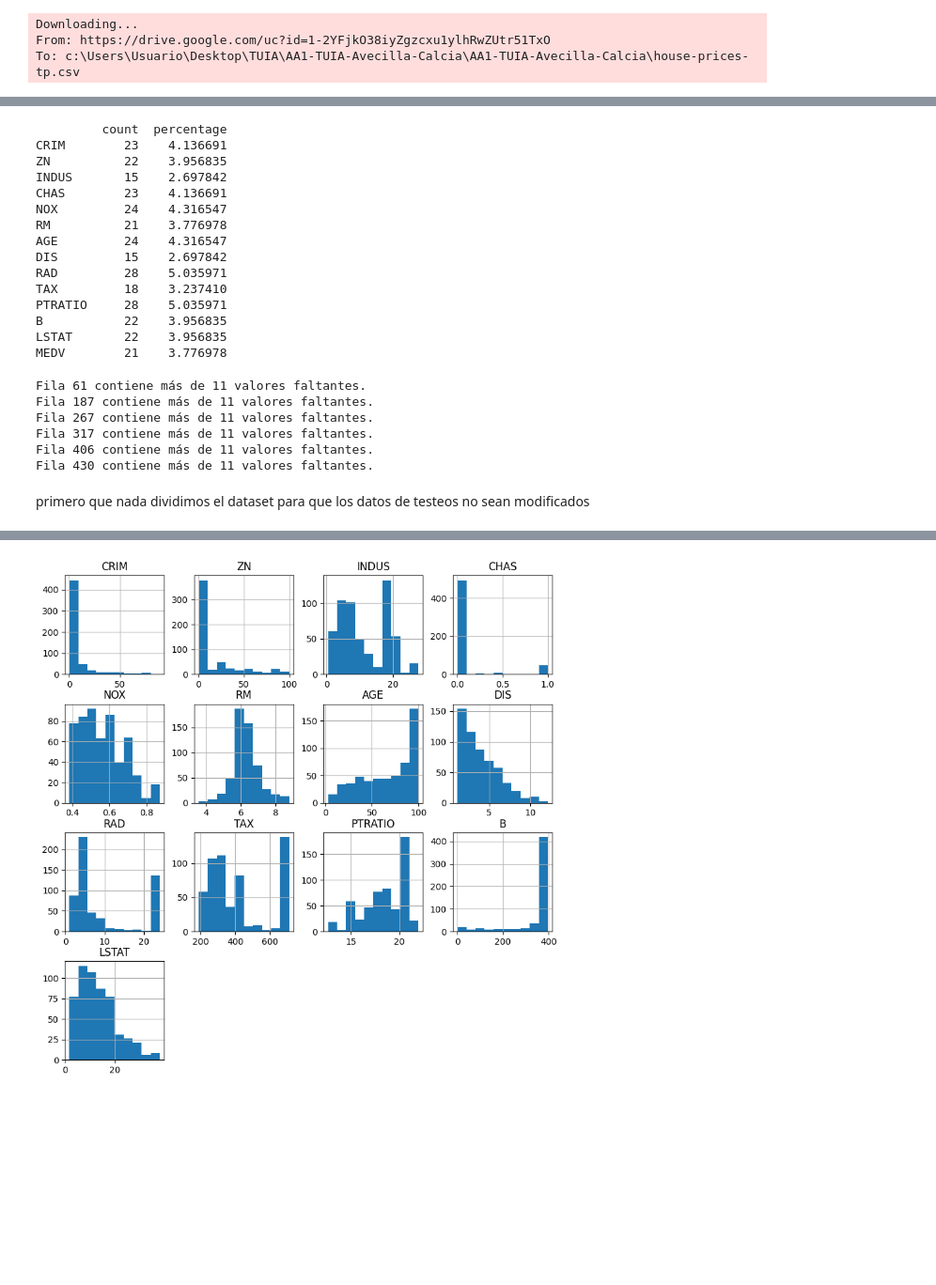
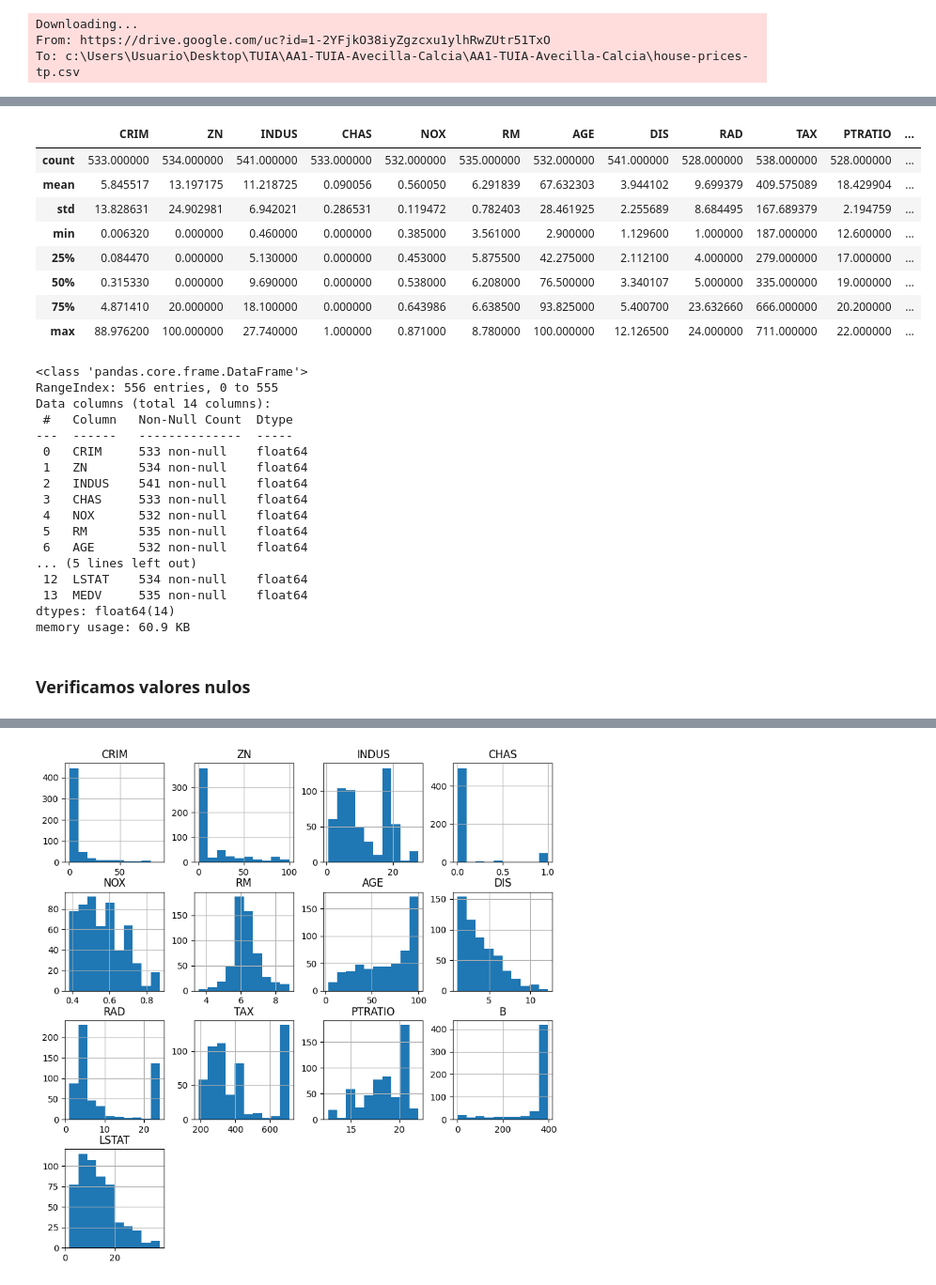
Before and after one commit to Tomas8x/AA1-TUIA-Avecilla-Calcia, a Jupyter notebook: TP_regresion_AA1.ipynb, the cells around one changed output, grey strips where cells are left out. Shown: that part at 94% size. Cells and saved outputs as stored; diff of their text form; code cells hidden in the pictures; blank space fills up the shorter version.

```diff
--- a/TP_regresion_AA1.ipynb
+++ b/TP_regresion_AA1.ipynb
@@ -16,4 +16,5 @@ from sklearn.model_selection import train_test_split
 from sklearn.linear_model import LinearRegression
 from sklearn.metrics import mean_squared_error, r2_score
 # %%
-data = pd.read_csv("house-prices-tp.csv")
+df_precios_casas = pd.read_csv("house-prices-tp.csv")
+df_original = df_precios_casas.copy()
@@ -50,36 +21,34 @@ dtype: int64
-# %%
-# Que porcentaje del total de cada columna hay valores faltantes
-nan_percentage = (nan_count / len(data)) * 100
-missing_data = pd.DataFrame({'count': nan_count, 'percentage': nan_percentage})
-print(missing_data)
-# %% [output]
-         count  percentage
-CRIM        23    4.136691
-ZN          22    3.956835
-INDUS       15    2.697842
-CHAS        23    4.136691
-NOX         24    4.316547
-RM          21    3.776978
-AGE         24    4.316547
-DIS         15    2.697842
-RAD         28    5.035971
-TAX         18    3.237410
-PTRATIO     28    5.035971
-B           22    3.956835
-LSTAT       22    3.956835
-MEDV        21    3.776978
-# %%
-#recorrer todas las filas y verificar valores Nan
-for index, row in data.iterrows():
-    if row.isnull().sum() > 11:
-        print(f"Fila {index} contiene más de 11 valores faltantes.")
-#verificamos las filas que tengan mas de 10 valores nan para justificar su eliminacion
-# %% [output]
-Fila 61 contiene más de 11 valores faltantes.
-Fila 187 contiene más de 11 valores faltantes.
-Fila 267 contiene más de 11 valores faltantes.
-Fila 317 contiene más de 11 valores faltantes.
-Fila 406 contiene más de 11 valores faltantes.
-Fila 430 contiene más de 11 valores faltantes.
-# %% [markdown]
-primero que nada dividimos el dataset para que los datos de testeos no sean modificados
+# %%
+df_precios_casas.describe()
+# %% [output]
+|  | CRIM | ZN | INDUS | CHAS | NOX | RM | AGE | DIS | RAD | TAX | PTRATIO | ... |
+| count | 533.000000 | 534.000000 | 541.000000 | 533.000000 | 532.000000 | 535.000000 | 532.000000 | 541.000000 | 528.000000 | 538.000000 | 528.000000 | ... |
+| mean | 5.845517 | 13.197175 | 11.218725 | 0.090056 | 0.560050 | 6.291839 | 67.632303 | 3.944102 | 9.699379 | 409.575089 | 18.429904 | ... |
+| std | 13.828631 | 24.902981 | 6.942021 | 0.286531 | 0.119472 | 0.782403 | 28.461925 | 2.255689 | 8.684495 | 167.689379 | 2.194759 | ... |
+| min | 0.006320 | 0.000000 | 0.460000 | 0.000000 | 0.385000 | 3.561000 | 2.900000 | 1.129600 | 1.000000 | 187.000000 | 12.600000 | ... |
+| 25% | 0.084470 | 0.000000 | 5.130000 | 0.000000 | 0.453000 | 5.875500 | 42.275000 | 2.112100 | 4.000000 | 279.000000 | 17.000000 | ... |
+| 50% | 0.315330 | 0.000000 | 9.690000 | 0.000000 | 0.538000 | 6.208000 | 76.500000 | 3.340107 | 5.000000 | 335.000000 | 19.000000 | ... |
+| 75% | 4.871410 | 20.000000 | 18.100000 | 0.000000 | 0.643986 | 6.638500 | 93.825000 | 5.400700 | 23.632660 | 666.000000 | 20.200000 | ... |
+| max | 88.976200 | 100.000000 | 27.740000 | 1.000000 | 0.871000 | 8.780000 | 100.000000 | 12.126500 | 24.000000 | 711.000000 | 22.000000 | ... |
+# %%
+df_precios_casas.info()
+# %% [output]
+<class 'pandas.core.frame.DataFrame'>
+RangeIndex: 556 entries, 0 to 555
+Data columns (total 14 columns):
+ #   Column   Non-Null Count  Dtype
+---  ------   --------------  -----
+ 0   CRIM     533 non-null    float64
+ 1   ZN       534 non-null    float64
+ 2   INDUS    541 non-null    float64
+ 3   CHAS     533 non-null    float64
+ 4   NOX      532 non-null    float64
+ 5   RM       535 non-null    float64
+ 6   AGE      532 non-null    float64
+... (5 lines left out)
+ 12  LSTAT    534 non-null    float64
+ 13  MEDV     535 non-null    float64
+dtypes: float64(14)
+memory usage: 60.9 KB
+# %% [markdown]
+### Verificamos valores nulos
```
Also changed, not shown: parts of 20 cells of this notebook.
